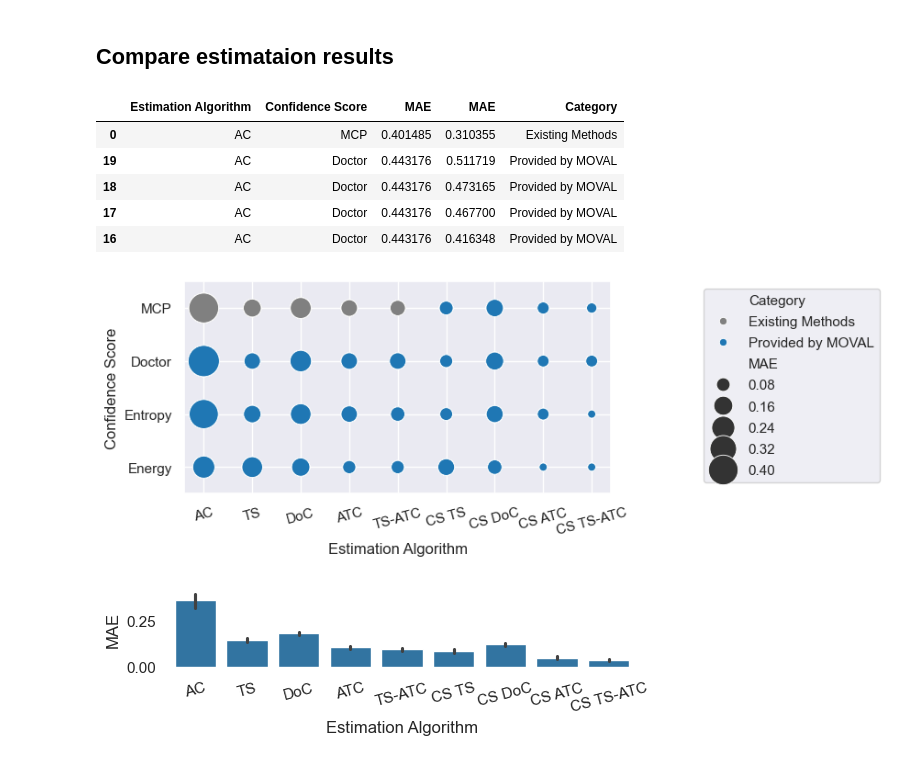
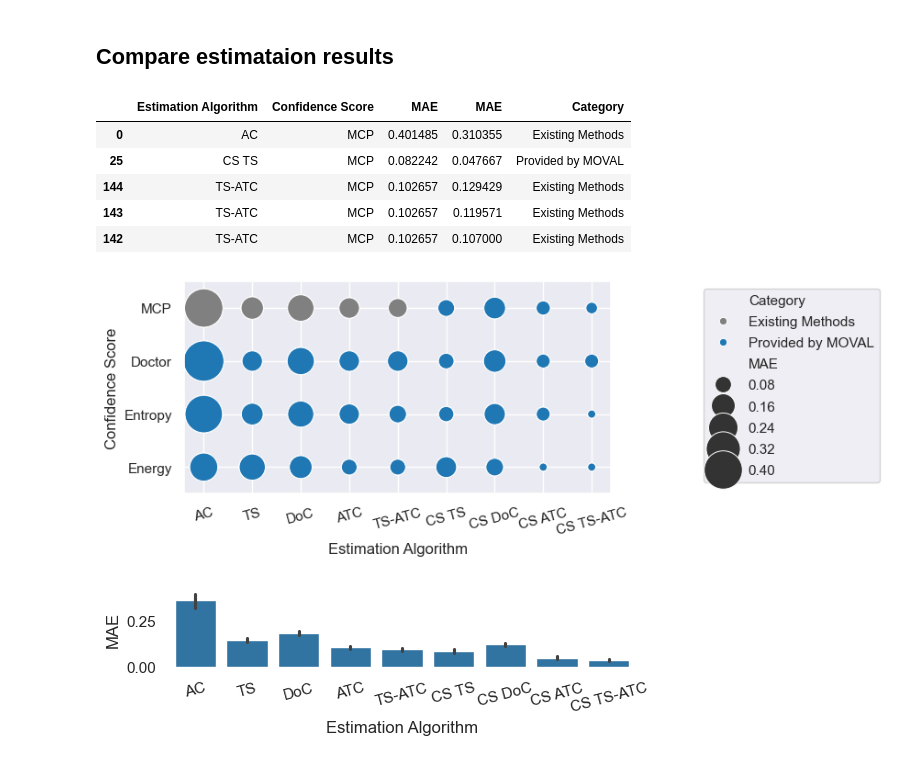
Before and after one commit to ZerojumpLine/MOVAL, a Jupyter notebook: docs/source/demos/estim_cls.ipynb, the cells around one changed output. Drawn from its saved outputs; the diff is of its cells as text; code cells hidden in the pictures.

```diff
--- a/docs/source/demos/estim_cls.ipynb
+++ b/docs/source/demos/estim_cls.ipynb
@@ -455,30 +465,34 @@ df = pd.DataFrame(data=d)
 custom_order = ['AC', 'TS', 'DoC', 'ATC', 'TS-ATC', 'CS TS', 'CS DoC', 'CS ATC', 'CS TS-ATC']
 df['Estimation Algorithm'] = pd.Categorical(df['Estimation Algorithm'], categories=custom_order, ordered=True)
 df = df.sort_values(by='Estimation Algorithm')
+#
+custom_order = ['MCP', 'Doctor', 'Entropy', 'Energy']
+df['Confidence Score'] = pd.Categorical(df['Confidence Score'], categories=custom_order, ordered=True)
+df = df.sort_values(by='Confidence Score')
 # %%
 df.head()
 # %% [output]
 |  | Estimation Algorithm | Confidence Score | MAE | MAE | Category |
 | 0 | AC | MCP | 0.401485 | 0.310355 | Existing Methods |
-| 19 | AC | Doctor | 0.443176 | 0.511719 | Provided by MOVAL |
-| 18 | AC | Doctor | 0.443176 | 0.473165 | Provided by MOVAL |
-| 17 | AC | Doctor | 0.443176 | 0.467700 | Provided by MOVAL |
-| 16 | AC | Doctor | 0.443176 | 0.416348 | Provided by MOVAL |
+| 25 | CS TS | MCP | 0.082242 | 0.047667 | Provided by MOVAL |
+| 144 | TS-ATC | MCP | 0.102657 | 0.129429 | Existing Methods |
+| 143 | TS-ATC | MCP | 0.102657 | 0.119571 | Existing Methods |
+| 142 | TS-ATC | MCP | 0.102657 | 0.107000 | Existing Methods |
 # %%
 sns.set(rc={'figure.figsize':(6,3)})
 sns.set_style("darkgrid")
 category_palette = {'Existing Methods': 'grey', 'Provided by MOVAL': '#1f77b4'}
 ax = sns.scatterplot(
     data=df, x="Estimation Algorithm", y="Confidence Score", hue="Category", size="MAE",
-    sizes=(40, 600), palette=category_palette
+    sizes=(40, 1000), palette=category_palette
 )
 ax.set(ylim=(3.5, -0.5))
 ax.tick_params(axis='x', rotation=15)
 #
 sns.move_legend(ax, "upper left", bbox_to_anchor=(1.2, 1), labelspacing = 0.6)
 # Increase the line spacing by adjusting position
 # %% [output]
-[figure, old version]
+[figure, new version]
 # %%
 sns.set(rc={'figure.figsize':(6,1)})
 sns.set_style("white")
```
Also changed, not shown: parts of 5 cells of this notebook, 9 other files.
